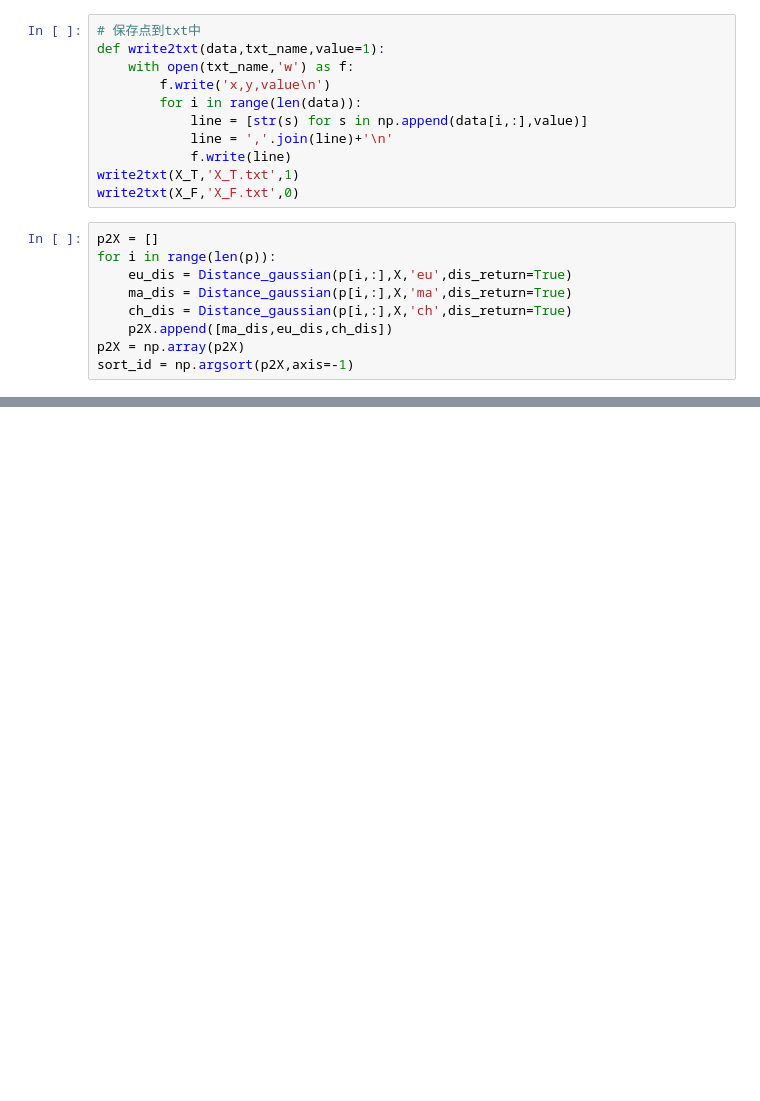
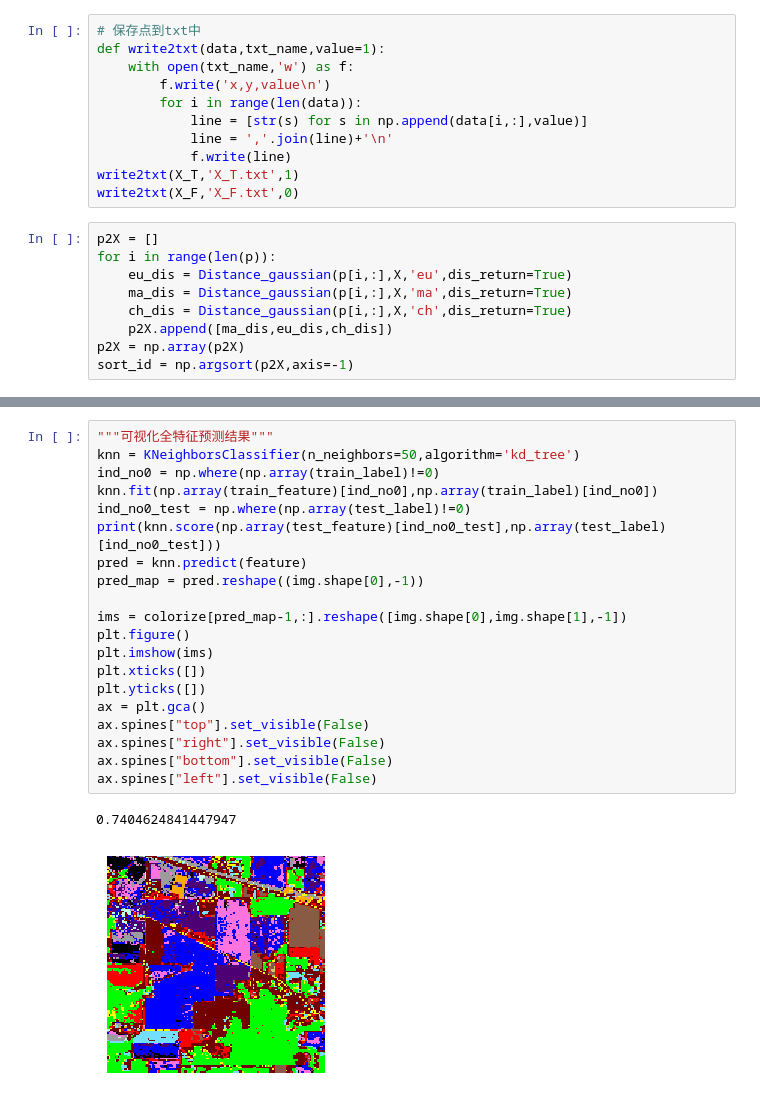
Before and after one commit to XuPenglei/Learn-Something-From-Tang, a Jupyter notebook: 空间内插/KNN学习.ipynb, the cells around one changed output, grey strips where cells are left out. Drawn from its saved outputs; the diff is of its cells as text; blank space fills up the shorter version.

```diff
--- a/空间内插/KNN学习.ipynb
+++ b/空间内插/KNN学习.ipynb
@@ -264,0 +381,23 @@ for k in range(1,101,10):
+# %%
+"""可视化全特征预测结果"""
+knn = KNeighborsClassifier(n_neighbors=50,algorithm='kd_tree')
+ind_no0 = np.where(np.array(train_label)!=0)
+knn.fit(np.array(train_feature)[ind_no0],np.array(train_label)[ind_no0])
+ind_no0_test = np.where(np.array(test_label)!=0)
+print(knn.score(np.array(test_feature)[ind_no0_test],np.array(test_label)[ind_no0_test]))
+pred = knn.predict(feature)
+pred_map = pred.reshape((img.shape[0],-1))
+
+ims = colorize[pred_map-1,:].reshape([img.shape[0],img.shape[1],-1])
+plt.figure()
+plt.imshow(ims)
+plt.xticks([])
+plt.yticks([])
+ax = plt.gca()
+ax.spines["top"].set_visible(False)
+ax.spines["right"].set_visible(False)
+ax.spines["bottom"].set_visible(False)
+ax.spines["left"].set_visible(False)
+# %% [output]
+0.7404624841447947
+[figure, added]
```
Also changed, not shown: parts of 8 cells of this notebook, 18 other files.
